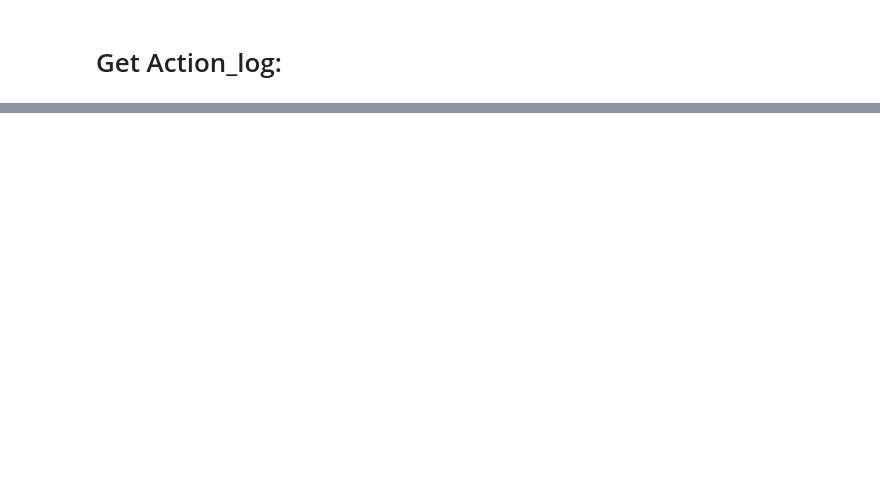
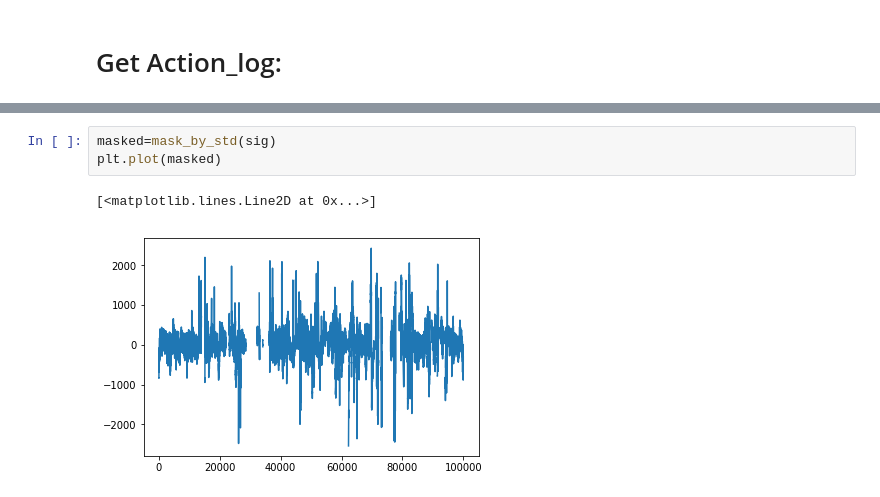
Before and after one commit to Maylibooyah69/RewardReversalPorject, a Jupyter notebook: Import EEG.ipynb, the cells around one changed output, grey strips where cells are left out. Drawn from its saved outputs; the diff is of its cells as text; blank space fills up the shorter version.

```diff
--- a/Import EEG.ipynb
+++ b/Import EEG.ipynb
@@ -295 +291,7 @@ duration: 59.998 |num_recordings: 44 |n: 30000
+# %%
+masked=mask_by_std(sig)
+plt.plot(masked)
+# %% [output]
+[<matplotlib.lines.Line2D at 0x...>]
+[figure, added]
 # %%
```
Also changed, not shown: parts of 37 cells of this notebook, 1 other file.
